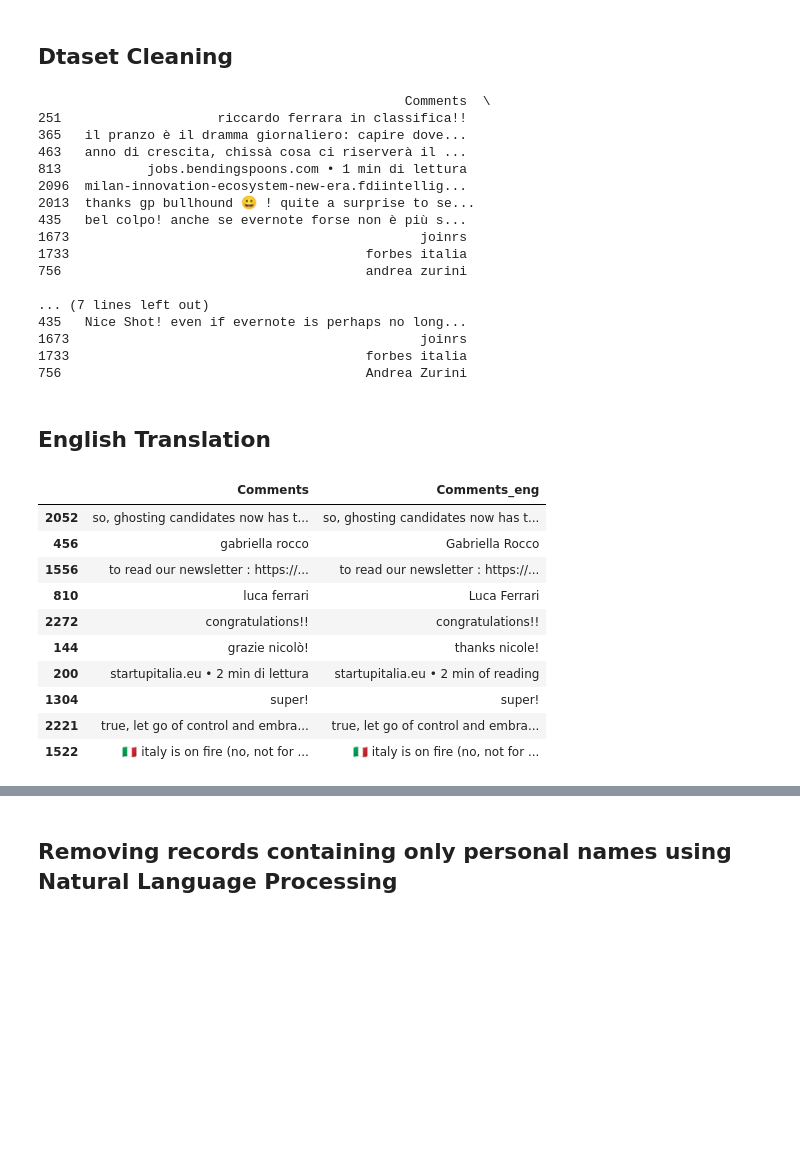
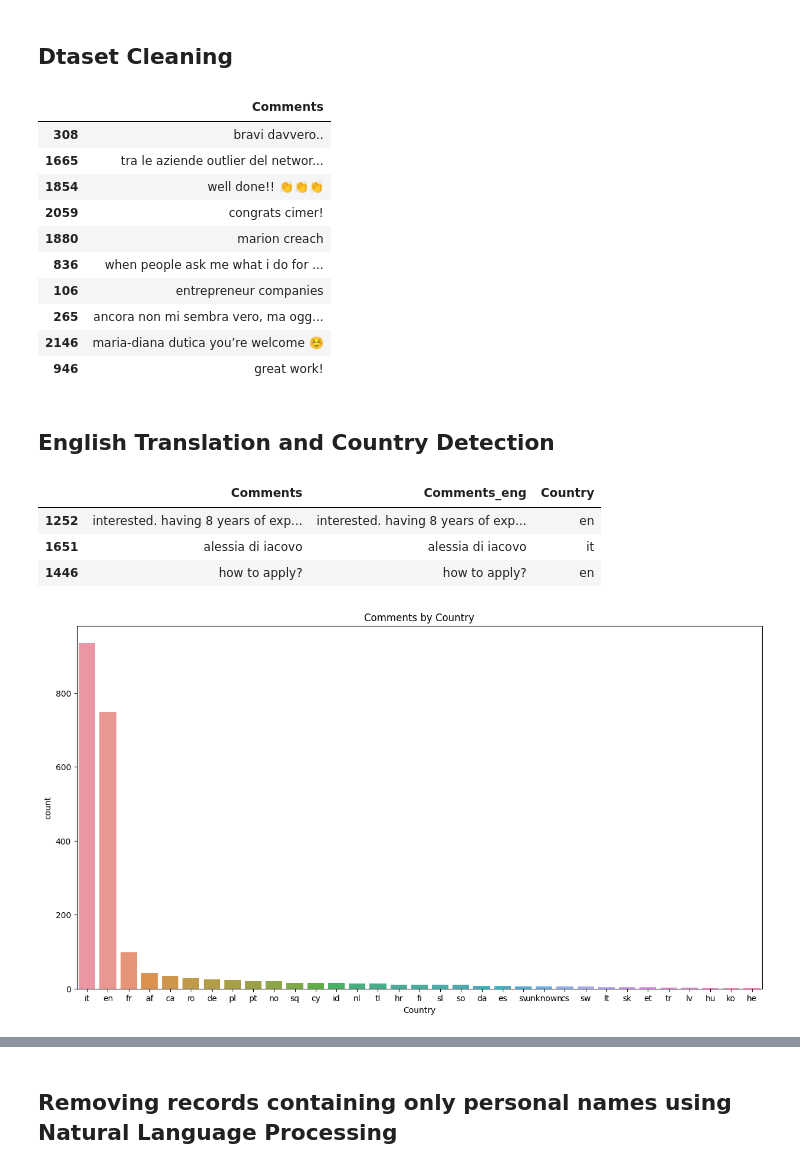
Before and after one commit to SalvoCancilla/Linkedin-Comments-Sentiment, a Jupyter notebook: BendingSpoons/LinkedinSentimentBendingSpoons.ipynb, the cells around one changed output, grey strips where cells are left out. Drawn from its saved outputs; the diff is of its cells as text; code cells hidden in the pictures; blank space fills up the shorter version.

```diff
--- a/BendingSpoons/LinkedinSentimentBendingSpoons.ipynb
+++ b/BendingSpoons/LinkedinSentimentBendingSpoons.ipynb
@@ -89,5 +92,5 @@ all_comments = get_comments()
 # %%
-comments_raw=pd.DataFrame(all_comments)
+comments_raw=pd.DataFrame(comments_raw)
 comments=comments_raw.copy()
 comments.info()
 # %% [output]
@@ -125,27 +128,21 @@ comments=comments.dropna()
 filtro = comments["Comments"].str.contains("visualizza il profilo di")
 comments = comments[~filtro].reset_index(drop=True)
 
-print(comments.sample(10))
+comments.sample(10)
 # %% [output]
-                                               Comments  \
-251                    riccardo ferrara in classifica!!
-365   il pranzo è il dramma giornaliero: capire dove...
-463   anno di crescita, chissà cosa ci riserverà il ...
-813           jobs.bendingspoons.com • 1 min di lettura
-2096  milan-innovation-ecosystem-new-era.fdiintellig...
-2013  thanks gp bullhound 😀 ! quite a surprise to se...
-435   bel colpo! anche se evernote forse non è più s...
-1673                                             joinrs
-1733                                      forbes italia
-756                                       andrea zurini
-
-... (7 lines left out)
-435   Nice Shot! even if evernote is perhaps no long...
-1673                                             joinrs
-1733                                      forbes italia
-756                                       Andrea Zurini
+|  | Comments |
+| 308 | bravi davvero.. |
+| 1665 | tra le aziende outlier del networ... |
+| 1854 | well done!! 👏👏👏 |
+| 2059 | congrats cimer! |
+| 1880 | marion creach |
+| 836 | when people ask me what i do for ... |
+| 106 | entrepreneur companies |
+| 265 | ancora non mi sembra vero, ma ogg... |
+| 2146 | maria-diana dutica you’re welcome ☺️ |
+| 946 | great work! |
 # %% [markdown]
-## English Translation
+## English Translation and Country Detection
 # %%
 from deep_translator import GoogleTranslator
 import langdetect
@@ -165,17 +162,18 @@ def translate_to_english(text):
     return text
 
 comments['Comments_eng'] = comments.apply(lambda x: translate_to_english(x['Comments']) if detect_language(x['Comments']) != 'en' else x['Comments'], axis=1)
+comments['Country'] = comments.apply(lambda x: detect_language(x['Comments']), axis=1)
 # %%
-comments.sample(10)
+comments.sample(3)
 # %% [output]
-|  | Comments | Comments_eng |
-| 2052 | so, ghosting candidates now has t... | so, ghosting candidates now has t... |
-| 456 | gabriella rocco | Gabriella Rocco |
-| 1556 | to read our newsletter : https://... | to read our newsletter : https://... |
-| 810 | luca ferrari | Luca Ferrari |
-| 2272 | congratulations!! | congratulations!! |
-| 144 | grazie nicolò! | thanks nicole! |
-| 200 | startupitalia.eu • 2 min di lettura | startupitalia.eu • 2 min of reading |
-| 1304 | super! | super! |
-| 2221 | true, let go of control and embra... | true, let go of control and embra... |
-| 1522 | 🇮🇹 italy is on fire (no, not for ... | 🇮🇹 italy is on fire (no, not for ... |
+|  | Comments | Comments_eng | Country |
+| 1252 | interested. having 8 years of exp... | interested. having 8 years of exp... | en |
+| 1651 | alessia di iacovo | alessia di iacovo | it |
+| 1446 | how to apply? | how to apply? | en |
+# %%
+plt.figure(figsize=(15, 8))
+sns.countplot(x='Country', data=comments, order=comments['Country'].value_counts().index)
+plt.title('Comments by Country')
+plt.show()
+# %% [output]
+[figure, added]
```
Also changed, not shown: parts of 17 cells of this notebook, 1 other file.
